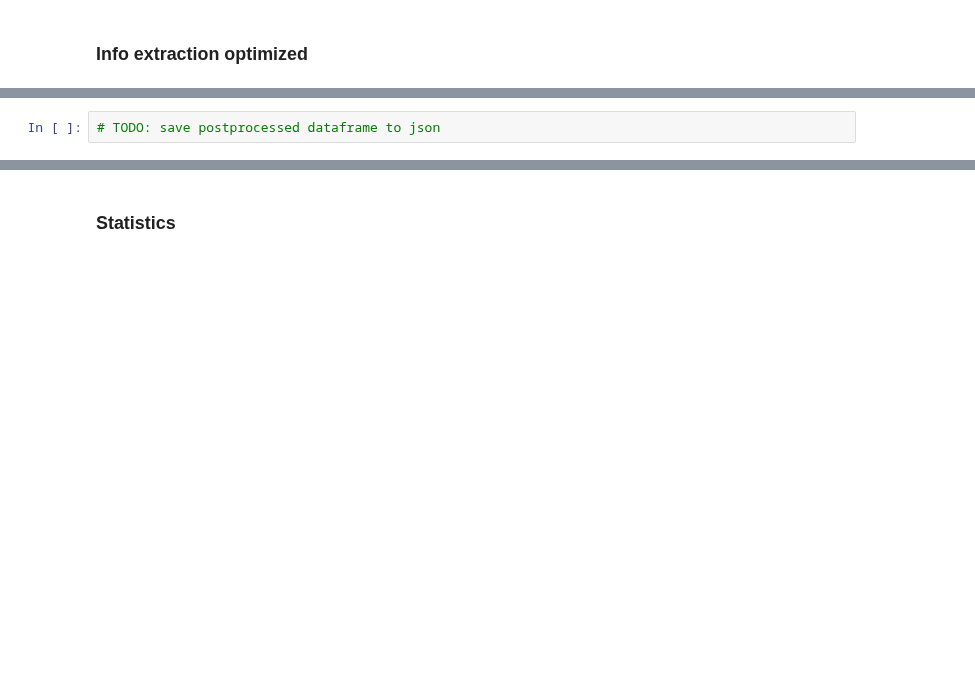
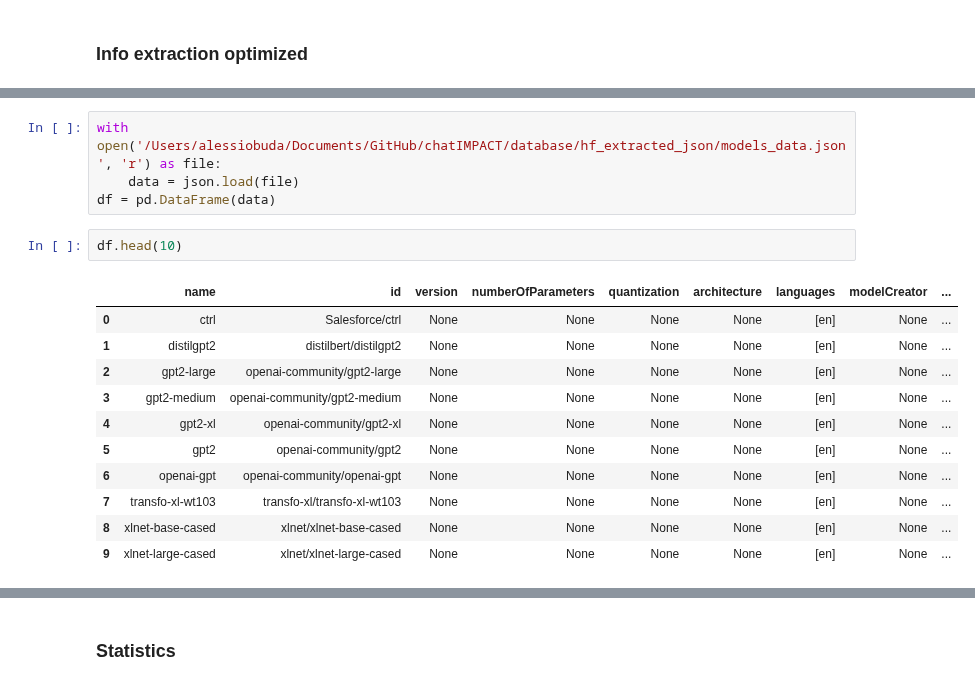
Before and after one commit to lorber13/chatIMPACT, a Jupyter notebook: data_analysis/information_availability.ipynb, the cells around one changed output, grey strips where cells are left out. Saved outputs shown, nothing was run; the diff lists cells and outputs as text; blank space fills up the shorter version.

Commit message:
Extract all models

```diff
--- a/data_analysis/information_availability.ipynb
+++ b/data_analysis/information_availability.ipynb
@@ -452,2 +307,18 @@ models_df_reloaded[models_df_reloaded['architecture'].notna()]
-# %%
-# TODO: save postprocessed dataframe to json
+# %%
+with open('/Users/alessiobuda/Documents/GitHub/chatIMPACT/database/hf_extracted_json/models_data.json', 'r') as file:
+    data = json.load(file)
+df = pd.DataFrame(data)
+# %%
+df.head(10)
+# %% [output]
+|  | name | id | version | numberOfParameters | quantization | architecture | languages | modelCreator | ... |
+| 0 | ctrl | Salesforce/ctrl | None | None | None | None | [en] | None | ... |
+| 1 | distilgpt2 | distilbert/distilgpt2 | None | None | None | None | [en] | None | ... |
+| 2 | gpt2-large | openai-community/gpt2-large | None | None | None | None | [en] | None | ... |
+| 3 | gpt2-medium | openai-community/gpt2-medium | None | None | None | None | [en] | None | ... |
+| 4 | gpt2-xl | openai-community/gpt2-xl | None | None | None | None | [en] | None | ... |
+| 5 | gpt2 | openai-community/gpt2 | None | None | None | None | [en] | None | ... |
+| 6 | openai-gpt | openai-community/openai-gpt | None | None | None | None | [en] | None | ... |
+| 7 | transfo-xl-wt103 | transfo-xl/transfo-xl-wt103 | None | None | None | None | [en] | None | ... |
+| 8 | xlnet-base-cased | xlnet/xlnet-base-cased | None | None | None | None | [en] | None | ... |
+| 9 | xlnet-large-cased | xlnet/xlnet-large-cased | None | None | None | None | [en] | None | ... |
```
Also changed, not shown: parts of 40 cells of this notebook.
